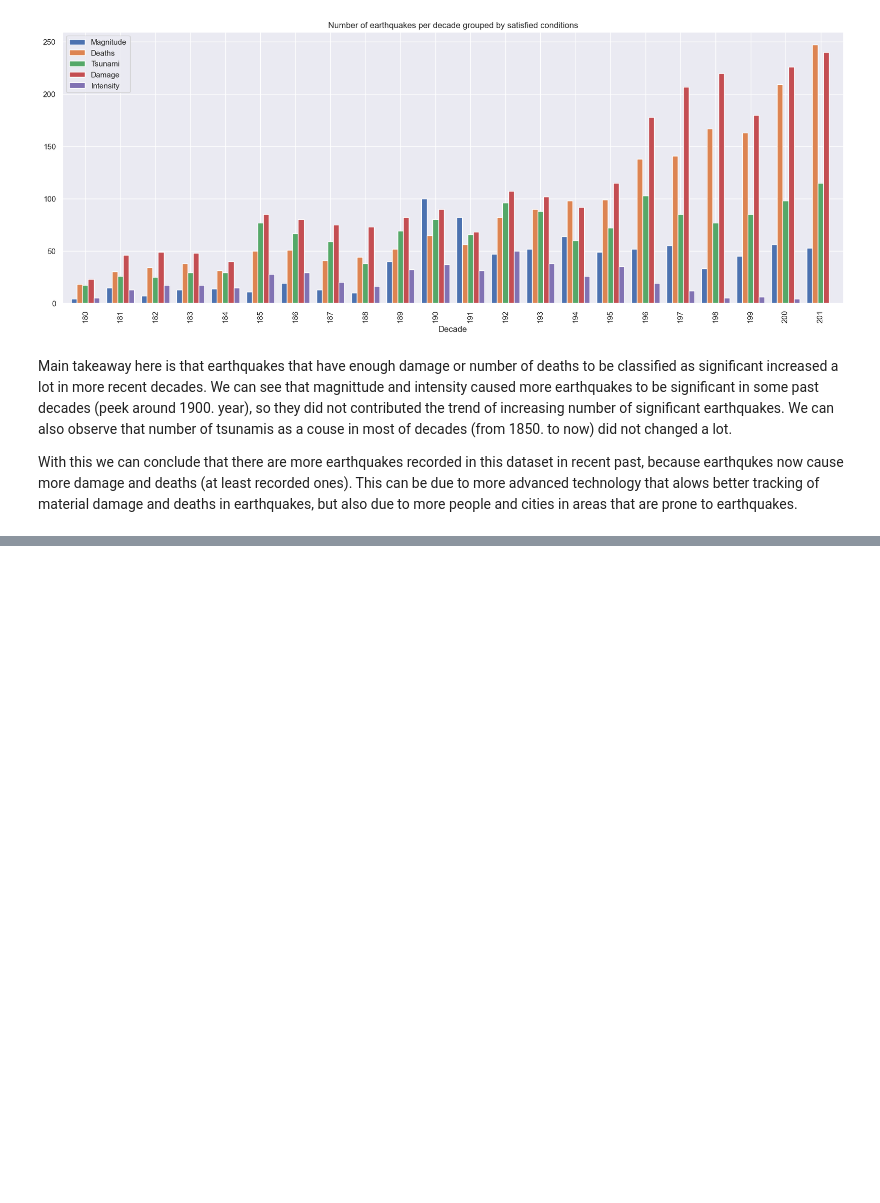
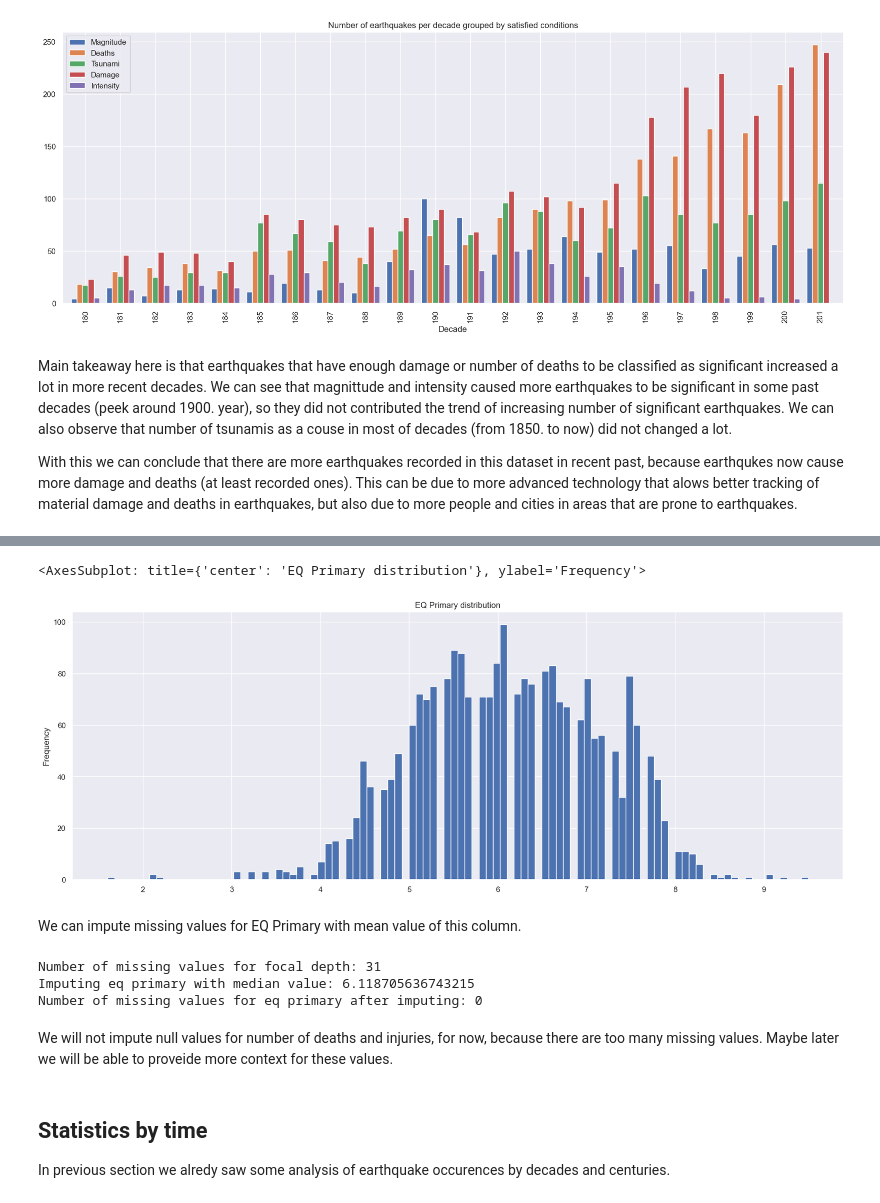
Before and after one commit to DejanGjer/Earthquakes-EDA, a Jupyter notebook: project.ipynb, the cells around one changed output, grey strips where cells are left out. Drawn from its saved outputs; the diff is of its cells as text; code cells hidden in the pictures; blank space fills up the shorter version.

```diff
--- a/project.ipynb
+++ b/project.ipynb
@@ -888,0 +963,24 @@ This can be due to more advanced technology that alows better tracking of materi
+# %%
+# EQ Primary distribution
+data["EQ Primary"].plot(kind="hist", bins=100, figsize=(20, 7), title="EQ Primary distribution")
+# %% [output]
+<AxesSubplot: title={'center': 'EQ Primary distribution'}, ylabel='Frequency'>
+[figure, added]
+# %% [markdown]
+We can impute missing values for EQ Primary with mean value of this column.
+# %%
+# Imputing eq primary with mean value
+print(f"Number of missing values for focal depth: {data['EQ Primary'].isna().sum()}")
+print(f"Imputing eq primary with median value: {data['EQ Primary'].mean()}")
+data["EQ Primary"].fillna(data["EQ Primary"].mean(), inplace=True)
+print(f"Number of missing values for eq primary after imputing: {data['EQ Primary'].isna().sum()}")
+# %% [output]
+Number of missing values for focal depth: 31
+Imputing eq primary with median value: 6.118705636743215
+Number of missing values for eq primary after imputing: 0
+# %% [markdown]
+We will not impute null values for number of deaths and injuries, for now, because there are too many missing values. Maybe later we will be able to proveide more context for these values.
+# %% [markdown]
+## Statistics by time
+
+In previous section we alredy saw some analysis of earthquake occurences by decades and centuries.
```
Also changed, not shown: parts of 18 cells of this notebook.
